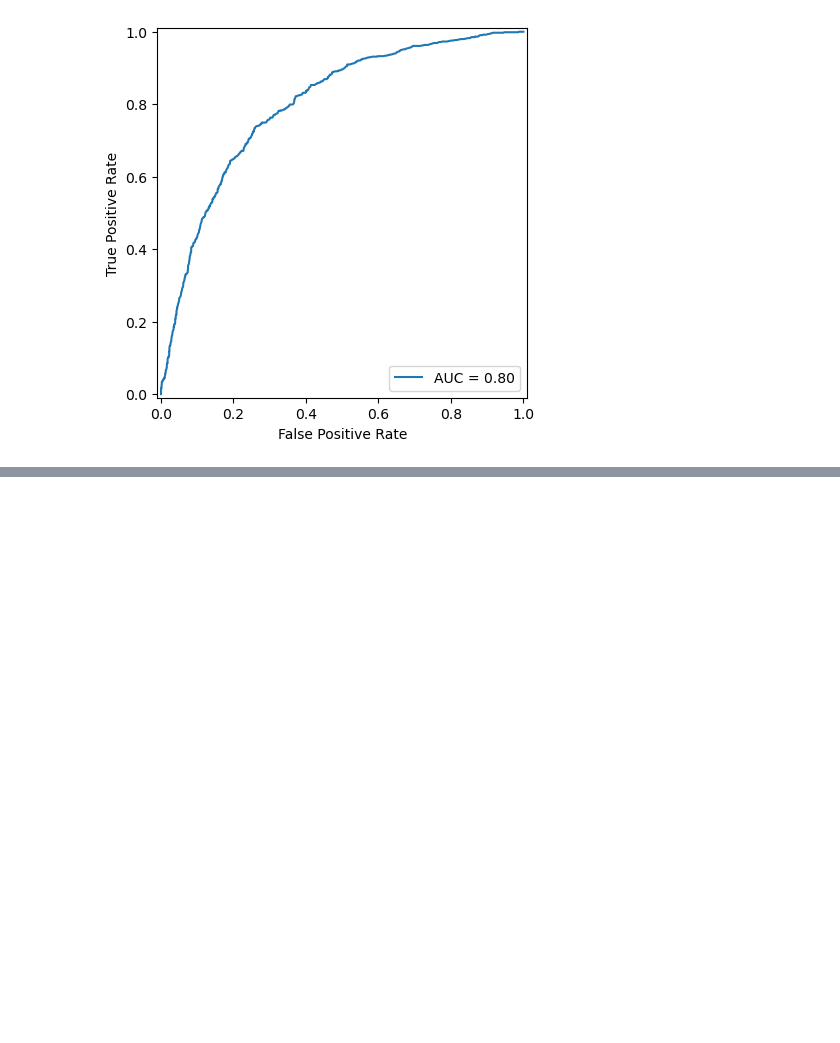
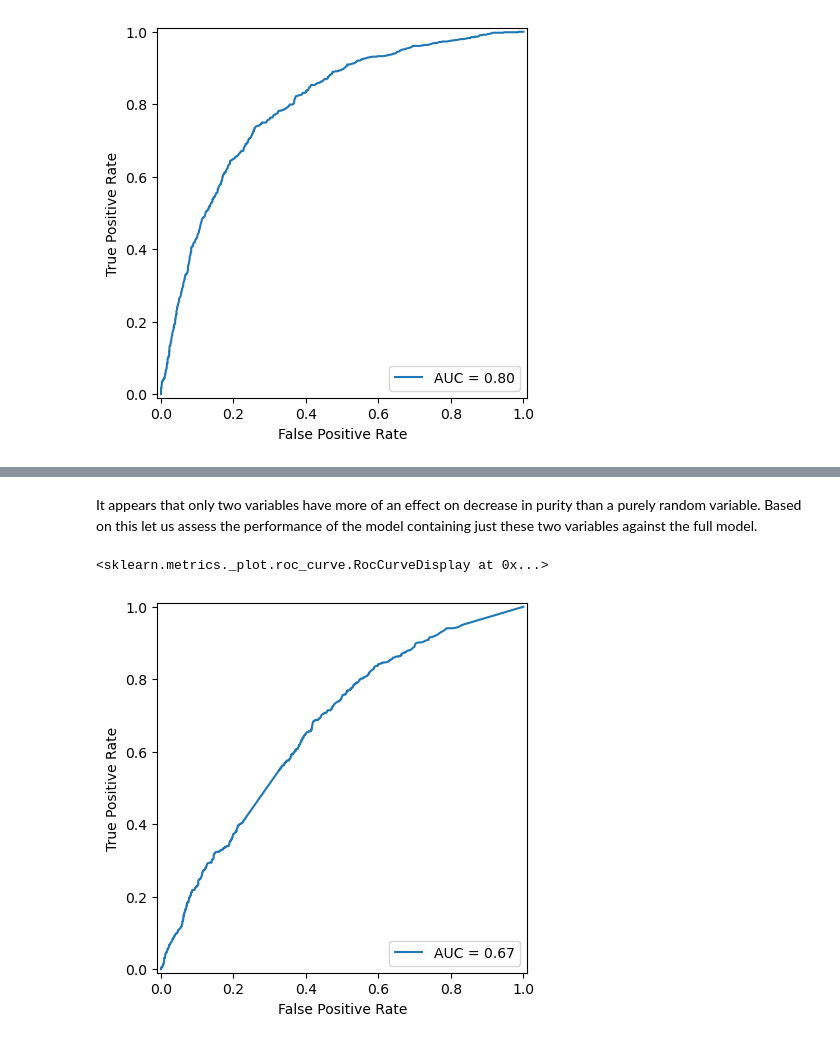
Before and after one commit to jmeslow/IAA-Projects, a Jupyter notebook: Machine Learning/code.ipynb, the cells around one changed output, grey strips where cells are left out. Drawn from its saved outputs; the diff is of its cells as text; code cells hidden in the pictures; blank space fills up the shorter version.

```diff
--- a/Machine Learning/code.ipynb
+++ b/Machine Learning/code.ipynb
@@ -99,0 +125,20 @@ RocCurveDisplay(fpr = fpr,tpr = tpr,roc_auc = roc_auc).plot()
+# %% [markdown]
+It appears that only two variables have more of an effect on decrease in purity than a purely random variable. Based on this let us assess the performance of the model containing just these two variables against the full model.
+# %%
+imputed_training_small = imputed_training[['DDABAL','SAVBAL','INS']]
+
+imputed_validation_small = imputed_validation[['DDABAL','SAVBAL','INS']]
+rf2.fit(imputed_training_small.drop('INS',axis=1),imputed_training_small['INS'])
+
+pred_y = rf2.predict(imputed_validation_small.drop('INS',axis =1 ))
+real_y = imputed_validation_small['INS']
+
+fpr, tpr, thresholds = roc_curve(real_y,pred_y)
+roc_auc = roc_auc_score(real_y,pred_y)
+
+RocCurveDisplay(fpr = fpr,tpr = tpr,roc_auc = roc_auc).plot()
+
+# AUC decreases pretty substantially to 0.67
+# %% [output]
+<sklearn.metrics._plot.roc_curve.RocCurveDisplay at 0x...>
+[figure, added]
```
Also changed, not shown: parts of 6 cells of this notebook.
